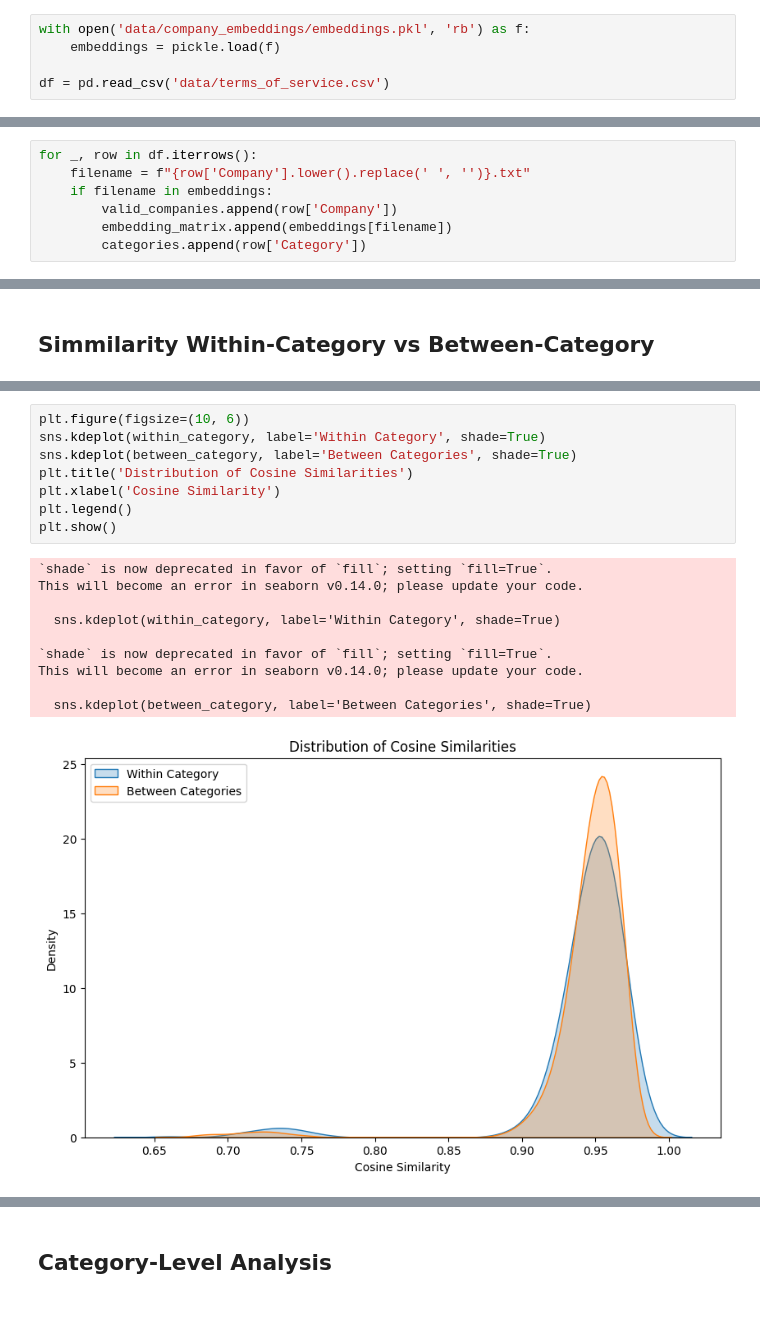
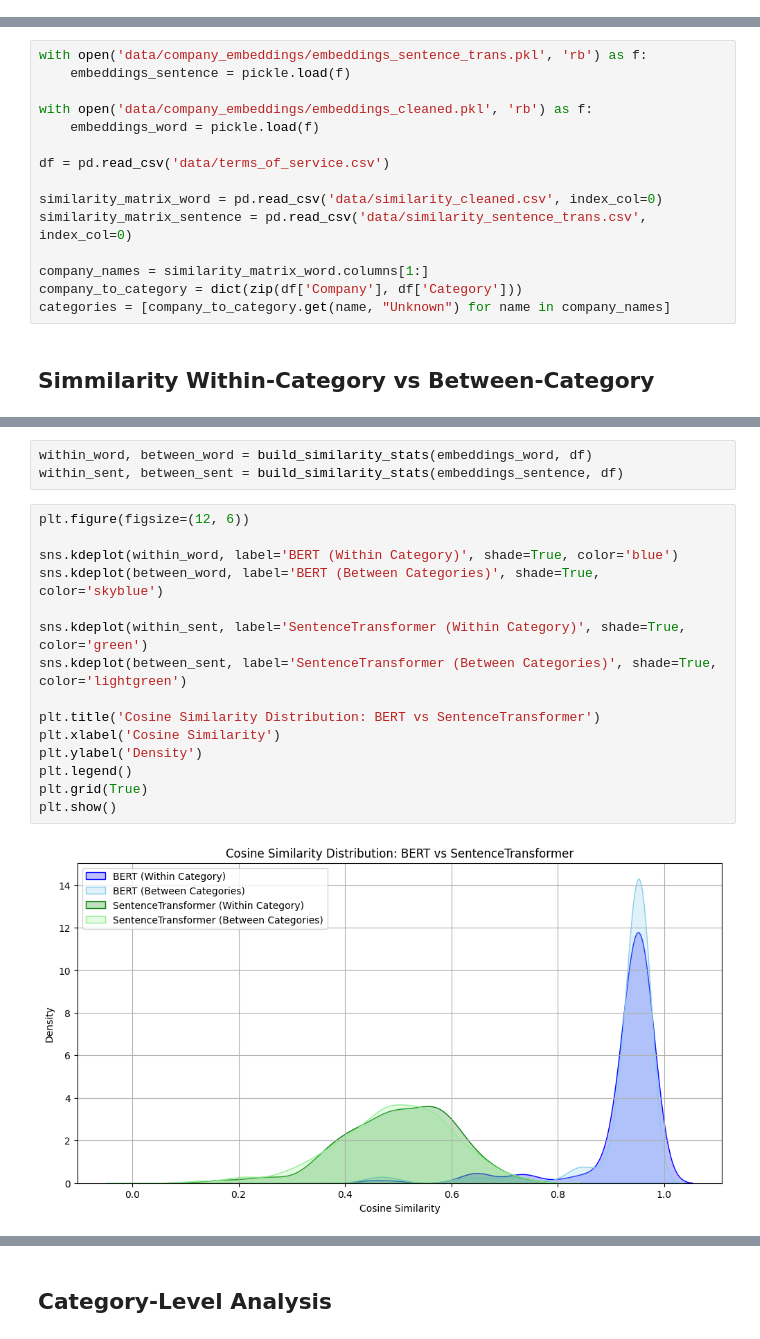
Before and after one commit to kasztelmacko/law_ml, a Jupyter notebook: simmilarity.ipynb, the cells around one changed output, grey strips where cells are left out. Saved outputs shown, nothing was run; the diff lists cells and outputs as text; blank space fills up the shorter version.

Commit message:
added Sentence Model to compare with BERT

```diff
--- a/simmilarity.ipynb
+++ b/simmilarity.ipynb
@@ -13,5 +20,0 @@ from sklearn.manifold import TSNE
-# %%
-with open('data/company_embeddings/embeddings.pkl', 'rb') as f:
-    embeddings = pickle.load(f)
-
-df = pd.read_csv('data/terms_of_service.csv')
@@ -22,7 +20,0 @@ categories = []
-# %%
-for _, row in df.iterrows():
-    filename = f"{row['Company'].lower().replace(' ', '')}.txt"
-    if filename in embeddings:
-        valid_companies.append(row['Company'])
-        embedding_matrix.append(embeddings[filename])
-        categories.append(row['Category'])
@@ -36,3 +21,18 @@ similarity_df = pd.DataFrame(similarity_matrix,
+# %%
+with open('data/company_embeddings/embeddings_sentence_trans.pkl', 'rb') as f:
+    embeddings_sentence = pickle.load(f)
+
+with open('data/company_embeddings/embeddings_cleaned.pkl', 'rb') as f:
+    embeddings_word = pickle.load(f)
+
+df = pd.read_csv('data/terms_of_service.csv')
+
+similarity_matrix_word = pd.read_csv('data/similarity_cleaned.csv', index_col=0)
+similarity_matrix_sentence = pd.read_csv('data/similarity_sentence_trans.csv', index_col=0)
+
+company_names = similarity_matrix_word.columns[1:]
+company_to_category = dict(zip(df['Company'], df['Category']))
+categories = [company_to_category.get(name, "Unknown") for name in company_names]
 # %% [markdown]
 ## Simmilarity Within-Category vs Between-Category
 # %%
@@ -49,19 +67,20 @@ for i in range(n):
+# %%
+within_word, between_word = build_similarity_stats(embeddings_word, df)
+within_sent, between_sent = build_similarity_stats(embeddings_sentence, df)
 # %%
-plt.figure(figsize=(10, 6))
-sns.kdeplot(within_category, label='Within Category', shade=True)
-sns.kdeplot(between_category, label='Between Categories', shade=True)
-plt.title('Distribution of Cosine Similarities')
+plt.figure(figsize=(12, 6))
+
+sns.kdeplot(within_word, label='BERT (Within Category)', shade=True, color='blue')
+sns.kdeplot(between_word, label='BERT (Between Categories)', shade=True, color='skyblue')
+
+sns.kdeplot(within_sent, label='SentenceTransformer (Within Category)', shade=True, color='green')
+sns.kdeplot(between_sent, label='SentenceTransformer (Between Categories)', shade=True, color='lightgreen')
+
+plt.title('Cosine Similarity Distribution: BERT vs SentenceTransformer')
 plt.xlabel('Cosine Similarity')
+plt.ylabel('Density')
 plt.legend()
+plt.grid(True)
 plt.show()
 # %% [output]
-`shade` is now deprecated in favor of `fill`; setting `fill=True`.
-This will become an error in seaborn v0.14.0; please update your code.
-
-  sns.kdeplot(within_category, label='Within Category', shade=True)
-
-`shade` is now deprecated in favor of `fill`; setting `fill=True`.
-This will become an error in seaborn v0.14.0; please update your code.
-
-  sns.kdeplot(between_category, label='Between Categories', shade=True)
-[figure, old version]
+[figure, new version]
```
Also changed, not shown: parts of 44 cells of this notebook, 7 other files.
